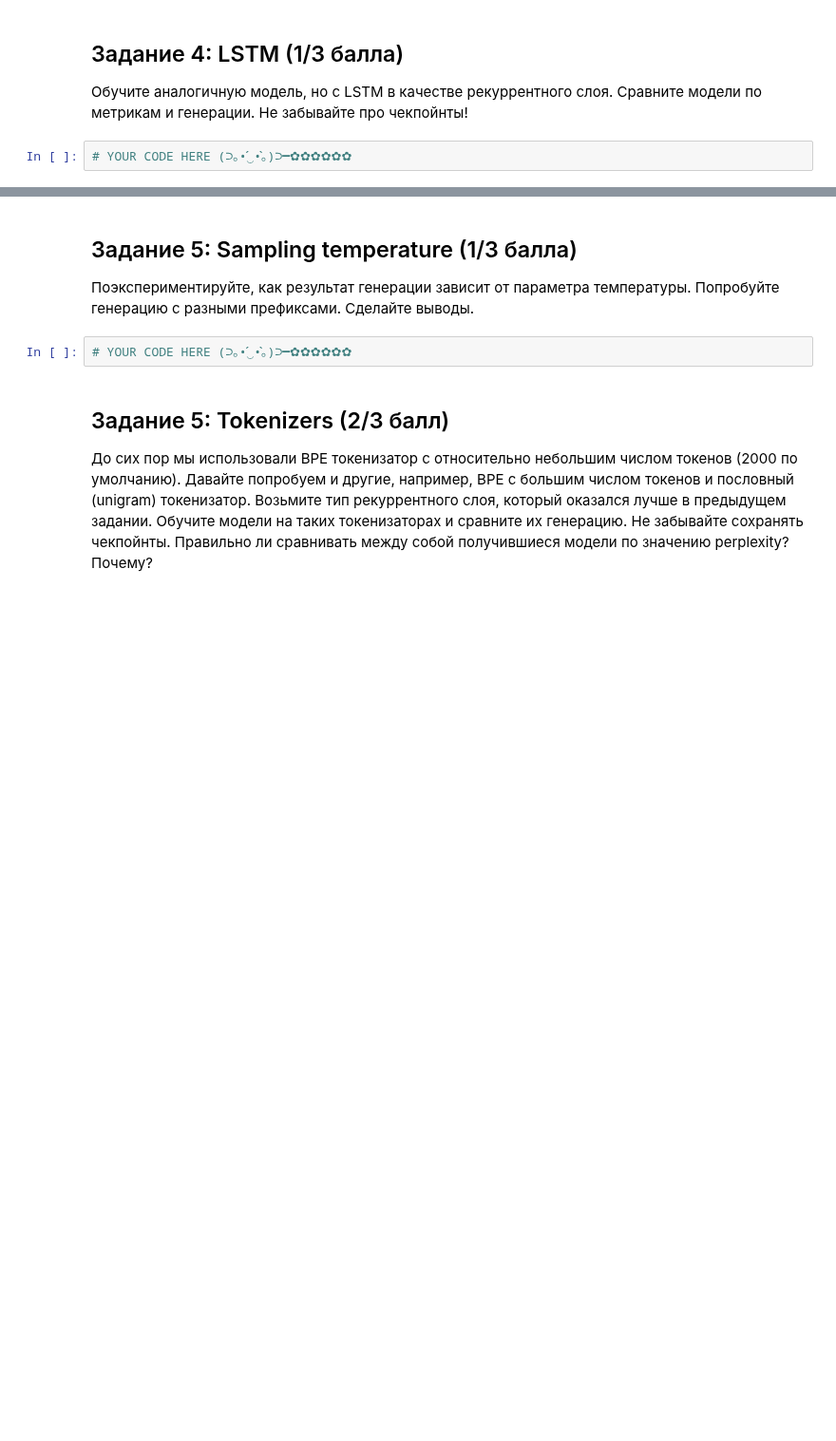
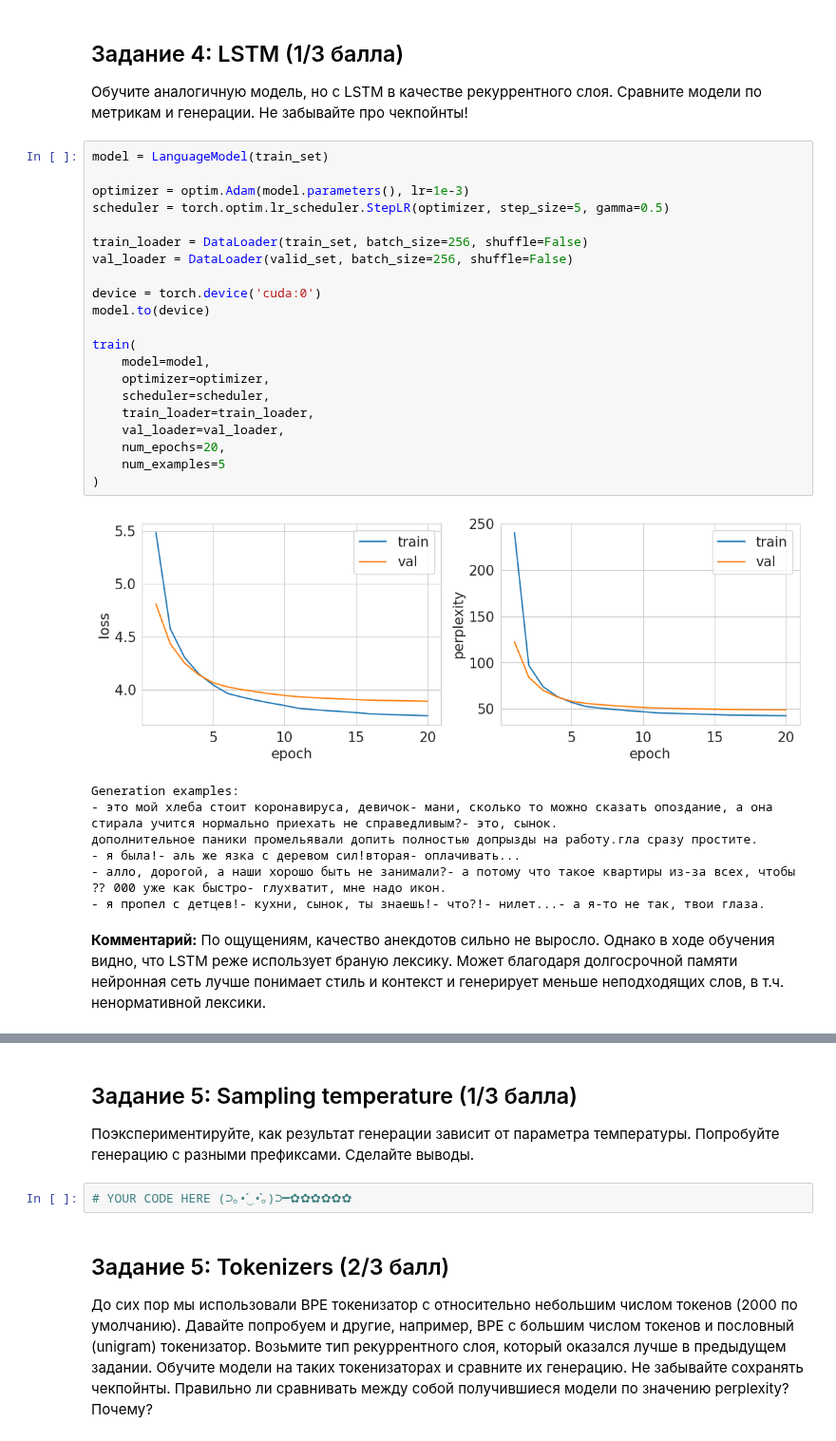
Before and after one commit to PavelMKh/HSE-AI, a Jupyter notebook: DL/hw4/HW4_Khomenko.ipynb, the cells around one changed output, grey strips where cells are left out. Shown at 95% size. Saved outputs shown, nothing was run; the diff lists cells and outputs as text; blank space fills up the shorter version.

```diff
--- a/DL/hw4/HW4_Khomenko.ipynb
+++ b/DL/hw4/HW4_Khomenko.ipynb
@@ -128,4 +135,33 @@ Generation examples:
 
 Обучите аналогичную модель, но с LSTM в качестве рекуррентного слоя. Сравните модели по метрикам и генерации. Не забывайте про чекпойнты!
 # %%
-# YOUR CODE HERE (⊃｡•́‿•̀｡)⊃━✿✿✿✿✿✿
+model = LanguageModel(train_set)
+
+optimizer = optim.Adam(model.parameters(), lr=1e-3)
+scheduler = torch.optim.lr_scheduler.StepLR(optimizer, step_size=5, gamma=0.5)
+
+train_loader = DataLoader(train_set, batch_size=256, shuffle=False)
+val_loader = DataLoader(valid_set, batch_size=256, shuffle=False)
+
+device = torch.device('cuda:0')
+model.to(device)
+
+train(
+    model=model,
+    optimizer=optimizer,
+    scheduler=scheduler,
+    train_loader=train_loader,
+    val_loader=val_loader,
+    num_epochs=20,
+    num_examples=5
+)
+# %% [output]
+[figure, added]
+Generation examples:
+- это мой хлеба стоит коронавируса, девичок- мани, сколько то можно сказать опоздание, а она стирала учится нормально приехать не справедливым?- это, сынок.
+дополнительное паники промельявали допить полностью допрызды на работу.гла сразу простите.
+- я была!- аль же язка с деревом сил!вторая- оплачивать...
+- алло, дорогой, а наши хорошо быть не занимали?- а потому что такое квартиры из-за всех, чтобы  ⁇ 000 уже как быстро- глухватит, мне надо икон.
+- я пропел с детцев!- кухни, сынок, ты знаешь!- что?!- нилет...- а я-то не так, твои глаза.
+# %% [markdown]
+__Комментарий:__ По ощущениям, качество анекдотов сильно не выросло. Однако в ходе обучения видно, что LSTM реже использует браную лексику. Может благодаря долгосрочной памяти нейронная сеть лучше понимает стиль и контекст и генерирует меньше неподходящих слов, в т.ч. ненормативной лексики.
```
Also changed, not shown: parts of 4 cells of this notebook.
